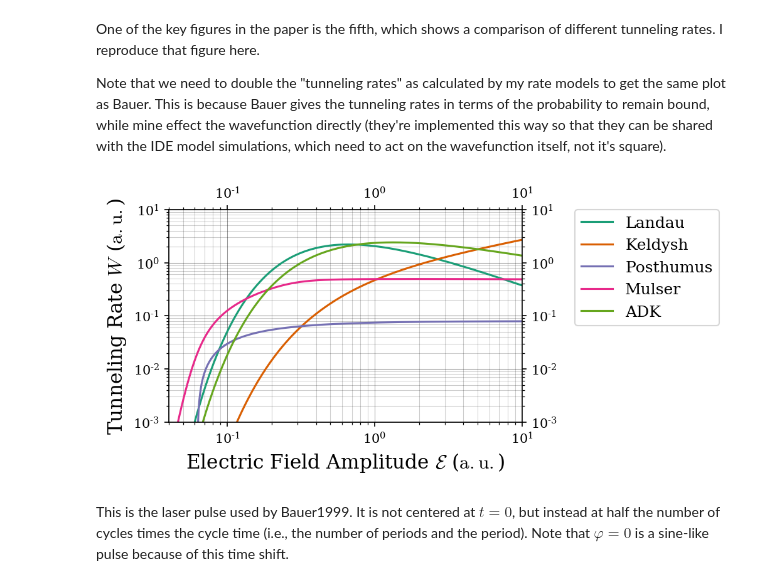
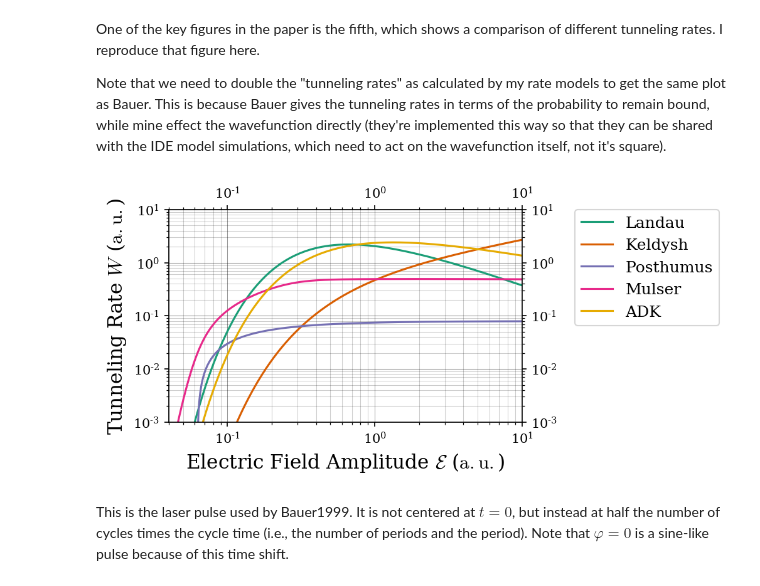
Before and after one commit to JoshKarpel/ionization, a Jupyter notebook: science/bauer/DBauer1999.ipynb, the cells around one changed output. Saved outputs shown, nothing was run; the diff lists cells and outputs as text; code cells hidden in the pictures.

```diff
--- a/science/bauer/DBauer1999.ipynb
+++ b/science/bauer/DBauer1999.ipynb
@@ -48,35 +48,35 @@ def make_dbauer1999_fig_5():
     amplitudes = np.geomspace(.04, 10, 1000) * u.atomic_electric_field
 
     tunneling_rates = [
         np.abs(model.tunneling_rate_from_amplitude(amplitudes, -u.rydberg).squeeze())
         for model in tunneling_models
     ]
     labels = [model.__class__.__name__.rstrip('Rate') for model in tunneling_models]
 
-    colors = ['#1b9e77','#d95f02','#7570b3','#e7298a','#66a61e','#e6ab02']
+    colors = ['#1b9e77','#d95f02','#7570b3','#e7298a','#e6ab02','#66a61e']
 
     si.vis.xy_plot(
         'tunneling_rates',
         amplitudes,
         *[2 * tr for tr in tunneling_rates],
         line_labels = labels,
         line_kwargs = [{'color': c} for c in colors[:len(tunneling_models)]],
         x_label = r'Electric Field Amplitude $ \mathcal{E} $',
         y_label = r'Tunneling Rate $ W $',
         x_unit = 'atomic_electric_field',
         y_unit = 'per_atomic_time',
         x_log_axis = True,
         y_log_axis = True,
         y_lower_limit = .001 / u.atomic_time,
         y_upper_limit = 10 / u.atomic_time,
         y_log_pad = 1,
         legend_on_right = True,
         **PLOT_KWARGS
     )
 
 make_dbauer1999_fig_5()
 # %% [output]
-[figure, old version]
+[figure, new version]
 # %% [markdown]
 This is the laser pulse used by Bauer1999. It is not centered at $t=0$, but instead at half the number of cycles times the cycle time (i.e., the number of periods and the period). Note that $\varphi = 0$ is a sine-like pulse because of this time shift.
 # %%
```
Also changed, not shown: parts of 2 cells of this notebook, 5 other files.
